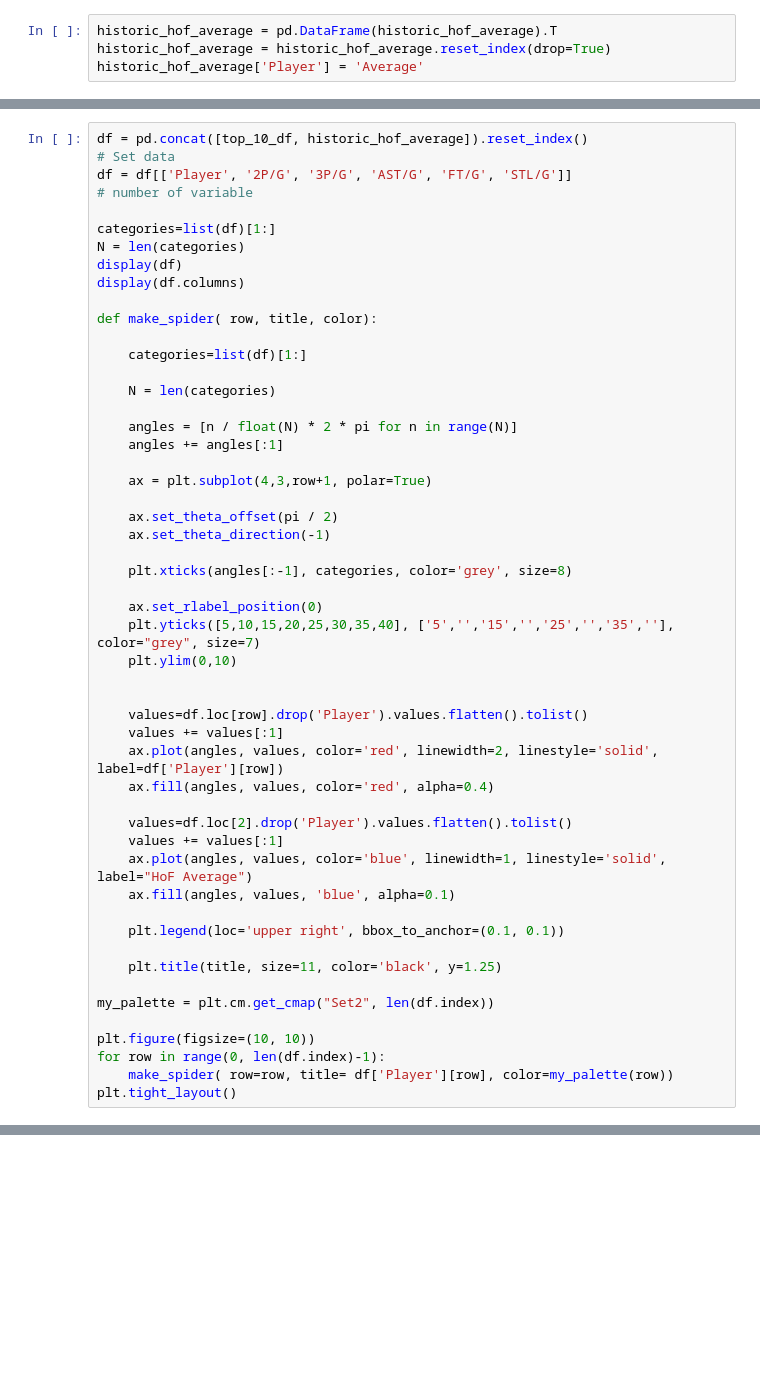
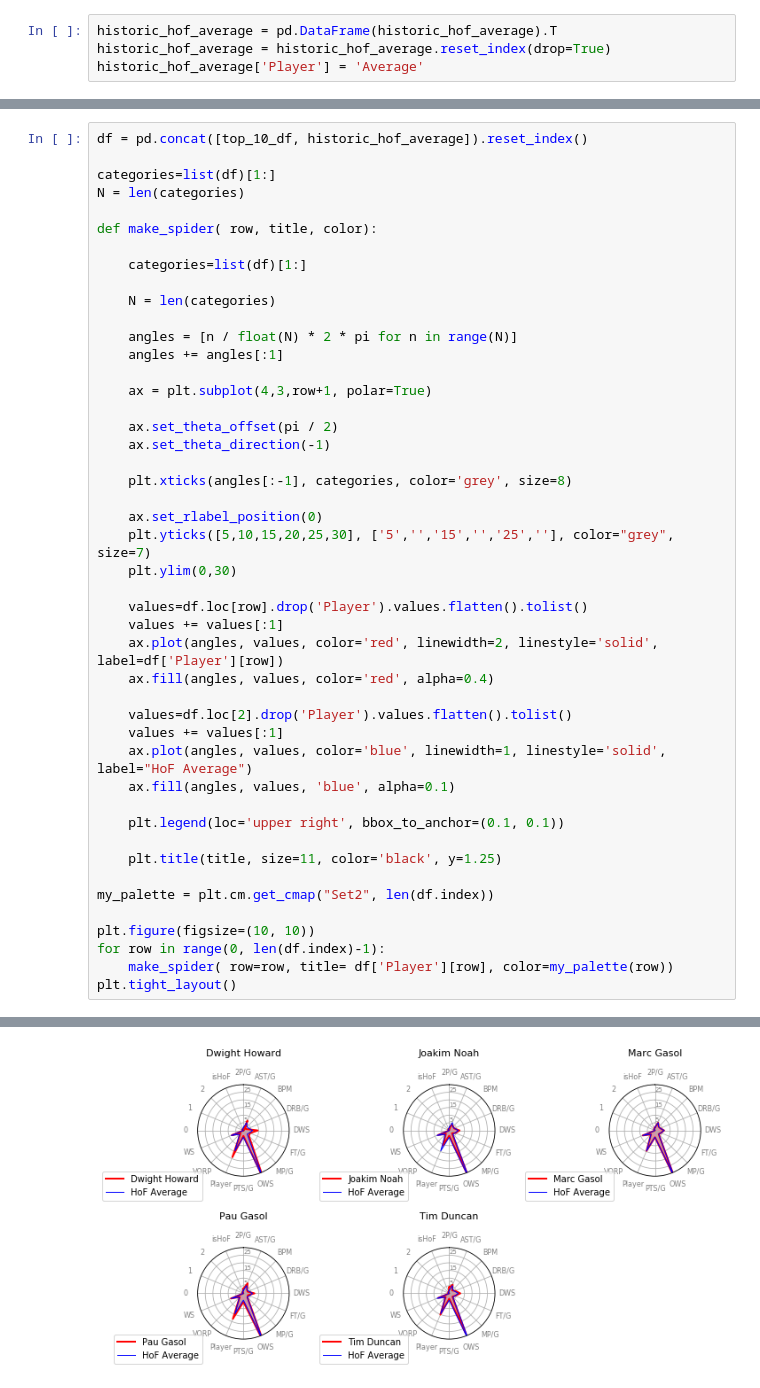
Before and after one commit to Naricky/nba_allstar_predictor, a Jupyter notebook: capstone_refactored.ipynb, the cells around one changed output, grey strips where cells are left out. Cells and saved outputs as stored; diff of their text form; blank space fills up the shorter version.

```diff
--- a/capstone_refactored.ipynb
+++ b/capstone_refactored.ipynb
@@ -583,13 +620,8 @@ a = optimized_features[:-1].drop(['MP/G', 'PTS/G'])
 # %%
 df = pd.concat([top_10_df, historic_hof_average]).reset_index()
-# Set data
-df = df[['Player', '2P/G', '3P/G', 'AST/G', 'FT/G', 'STL/G']]
-# number of variable
 
 categories=list(df)[1:]
 N = len(categories)
-display(df)
-display(df.columns)
 
 def make_spider( row, title, color):
 
@@ -608,9 +640,8 @@ def make_spider( row, title, color):
     plt.xticks(angles[:-1], categories, color='grey', size=8)
 
     ax.set_rlabel_position(0)
-    plt.yticks([5,10,15,20,25,30,35,40], ['5','','15','','25','','35',''], color="grey", size=7)
-    plt.ylim(0,10)
-
+    plt.yticks([5,10,15,20,25,30], ['5','','15','','25',''], color="grey", size=7)
+    plt.ylim(0,30)
 
     values=df.loc[row].drop('Player').values.flatten().tolist()
     values += values[:1]
@@ -636,0 +667 @@ KeyError: "['3P/G', 'STL/G'] not in index"
+[figure, added]
```
Also changed, not shown: parts of 31 cells of this notebook, 3 other files.
